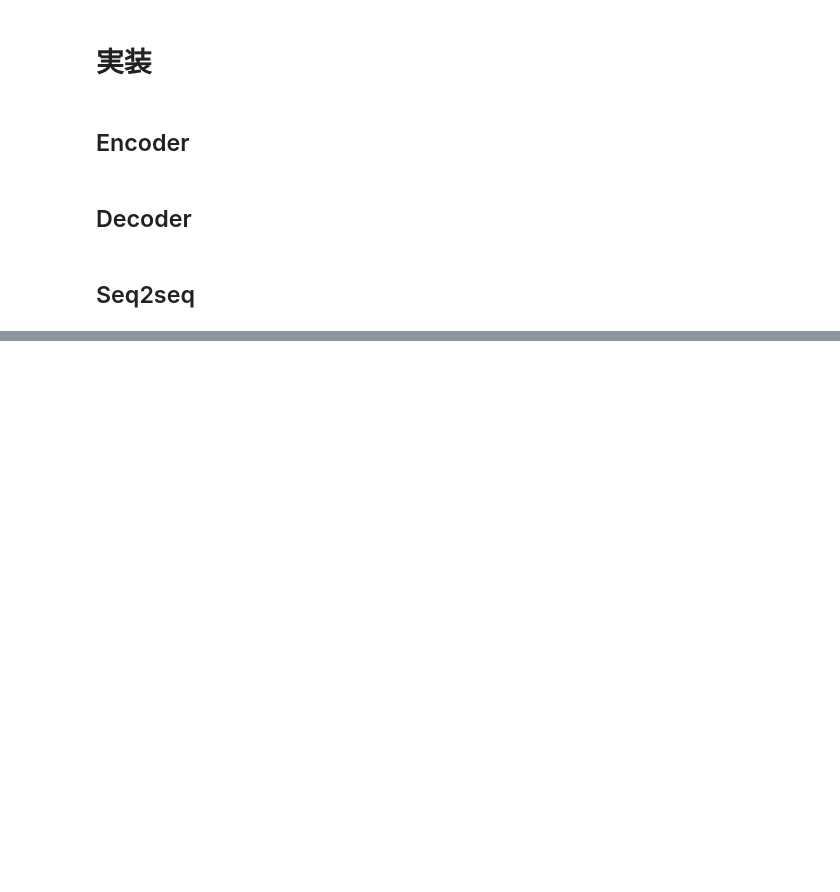
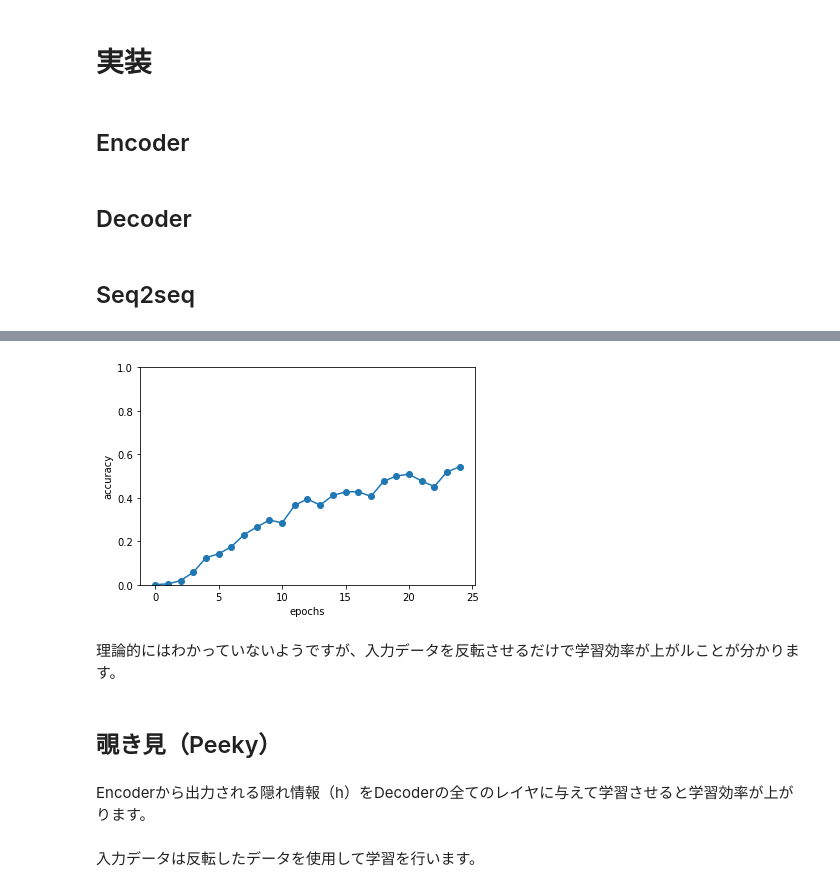
Before and after one commit to peraperaperai13/diveintocode-term3, a Jupyter notebook: sprint23/Seq2seq.ipynb, the cells around one changed output, grey strips where cells are left out. Saved outputs shown, nothing was run; the diff lists cells and outputs as text; code cells hidden in the pictures; blank space fills up the shorter version.

```diff
--- a/sprint23/Seq2seq.ipynb
+++ b/sprint23/Seq2seq.ipynb
@@ -139,0 +362,30 @@ class Seq2seq(BaseModel):
+# %%
+(x_train, t_train), (x_test, t_test) = sequence.load_data('addition.txt', seed=1984)
+x_train, x_test = x_train[:, ::-1], x_test[:, ::-1]
+char_to_id, id_to_char = sequence.get_vocab()
+# %%
+# ハイパーパラメータの設定
+vocab_size = len(char_to_id)
+wordvec_size = 16
+hideen_size = 128
+batch_size = 128
+max_epoch = 25
+max_grad = 5.0
+# %%
+model = Seq2seq(vocab_size, wordvec_size, hideen_size)
+optimizer = Adam()
+trainer = Trainer(model, optimizer)
+# %%
+y_acc_list = []
+for epoch in range(max_epoch):
+    trainer.fit(x_train, t_train, max_epoch=1, batch_size=batch_size, max_grad=max_grad)
+
+    correct_num = 0
+    for i in range(len(x_test)):
+        question, correct = x_test[[i]], t_test[[i]]
+        verbose = i < 10
+        correct_num += eval_seq2seq(model, question, correct, id_to_char, verbose)
+
+    acc = float(correct_num) / len(x_test)
+    y_acc_list.append(acc)
+    print('val acc %.3f%%' % (acc * 100))
@@ -139,0 +410,16 @@ class Seq2seq(BaseModel):
+# %%
+# グラフの描画
+y = np.arange(len(y_acc_list))
+plt.plot(y, y_acc_list, marker='o')
+plt.xlabel('epochs')
+plt.ylabel('accuracy')
+plt.ylim(0, 1.0)
+plt.show()
+# %% [output]
+[figure, added]
+# %% [markdown]
+理論的にはわかっていないようですが、入力データを反転させるだけで学習効率が上がルことが分かります。
+# %% [markdown]
+## 覗き見（Peeky）
+# %% [markdown]
+Encoderから出力される隠れ情報（h）をDecoderの全てのレイヤに与えて学習させると学習効率が上がります。
@@ -139,0 +509,2 @@ class Seq2seq(BaseModel):
+# %% [markdown]
+入力データは反転したデータを使用して学習を行います。
```
Also changed, not shown: parts of 42 cells of this notebook.
